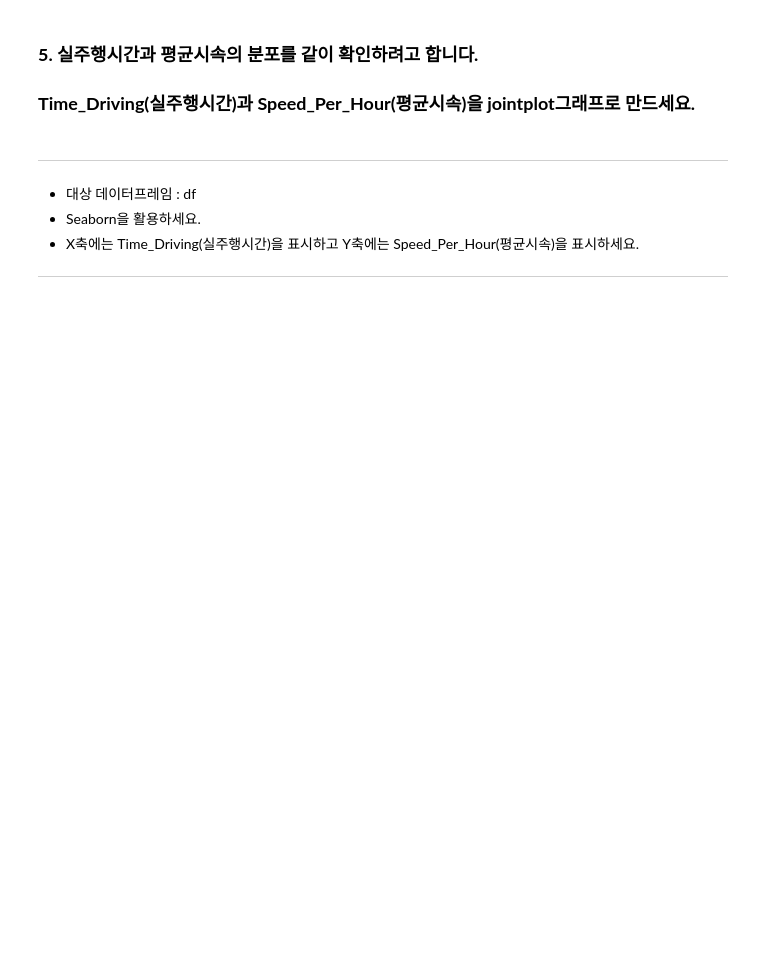
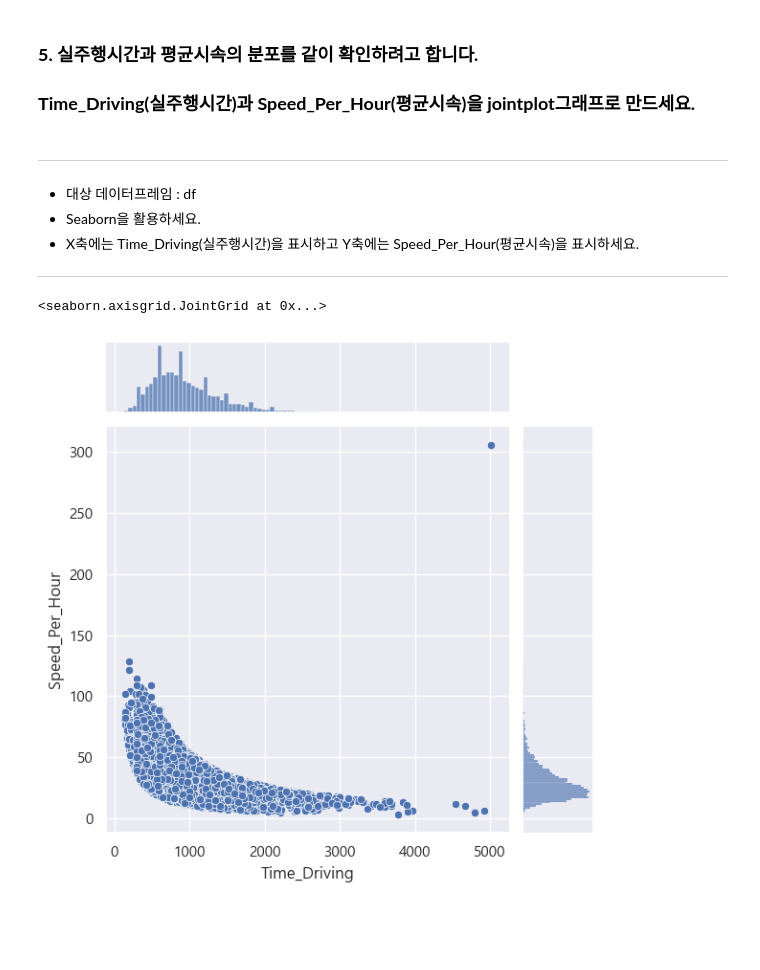
Before and after one commit to Sihyeon0123/AIVLE_School, a Jupyter notebook: AICE ASSOCIATE/1일차/8기_ASSO_과제1(내비게이션).ipynb, the cells around one changed output. Cells and saved outputs as stored; diff of their text form; code cells hidden in the pictures; blank space fills up the shorter version.

```diff
--- a/AICE ASSOCIATE/1일차/8기_ASSO_과제1(내비게이션).ipynb
+++ b/AICE ASSOCIATE/1일차/8기_ASSO_과제1(내비게이션).ipynb
@@ -128,6 +141,10 @@ df[ column_list  ]. < blank1 >
 ---
 # %%
 # 여기에 답안코드를 작성하세요.
+sns.jointplot(df, x='Time_Driving', y='Speed_Per_Hour')
+# %% [output]
+<seaborn.axisgrid.JointGrid at 0x...>
+[figure, added]
 # %% [markdown]
 <br>
 <br>
```
Also changed, not shown: parts of 22 cells of this notebook, 4 other files.
